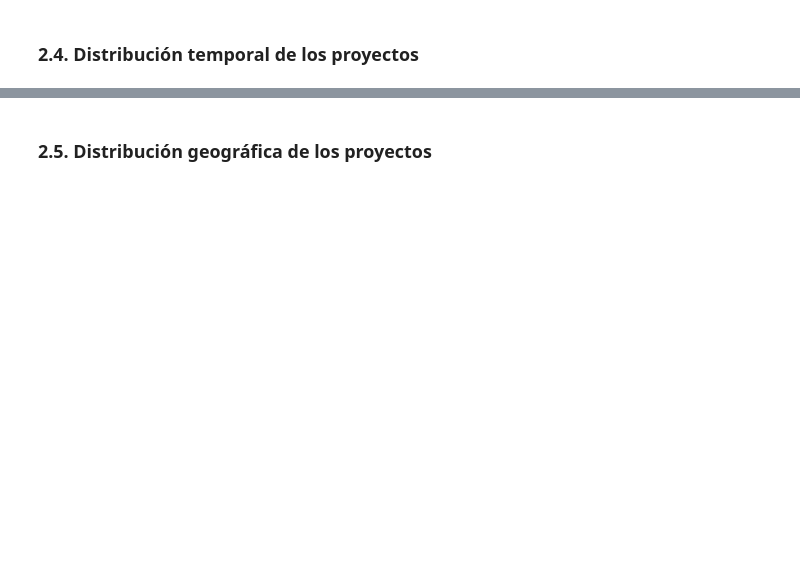
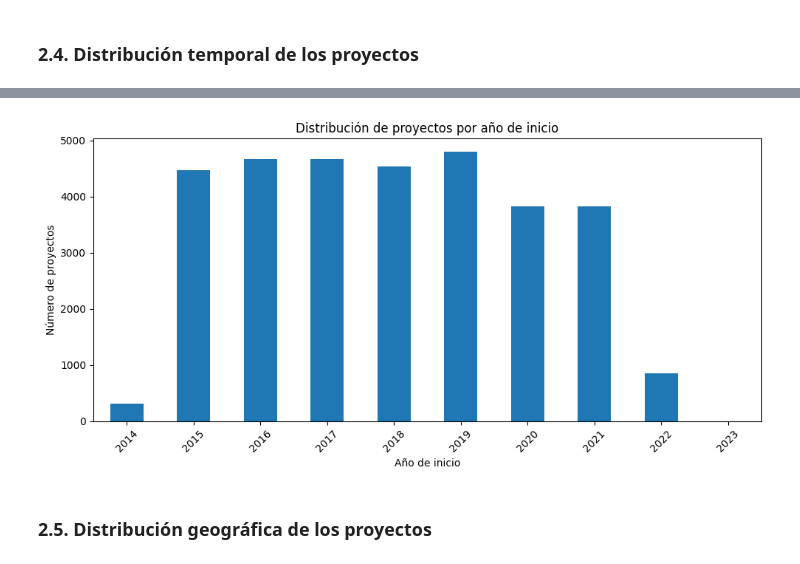
Before and after one commit to IzanV5/proyecto-cordis, a Jupyter notebook: 01_datos_y_representaciones.ipynb, the cells around one changed output, grey strips where cells are left out. Saved outputs shown, nothing was run; the diff lists cells and outputs as text; code cells hidden in the pictures; blank space fills up the shorter version.

```diff
--- a/01_datos_y_representaciones.ipynb
+++ b/01_datos_y_representaciones.ipynb
@@ -190,16 +469,21 @@ display(proyectos_anio.to_frame(name='Número de proyectos'))
 # %%
+# Convertir los años a enteros
+proyectos_anio.index = proyectos_anio.index.astype(int)
+
 plt.figure(figsize=(10, 5))
 
 proyectos_anio.plot(kind='bar')
 
 plt.title('Distribución de proyectos por año de inicio')
 plt.xlabel('Año de inicio')
 plt.ylabel('Número de proyectos')
 
 plt.xticks(rotation=45)
 plt.tight_layout()
 plt.savefig(FIGURAS / "proyectos_por_anio.png", dpi=150, bbox_inches="tight")
 plt.show()
+# %% [output]
+[figure, added]
 # %% [markdown]
 ### **2.5. Distribución geográfica de los proyectos**
 # %%
```
Also changed, not shown: parts of 42 cells of this notebook.
